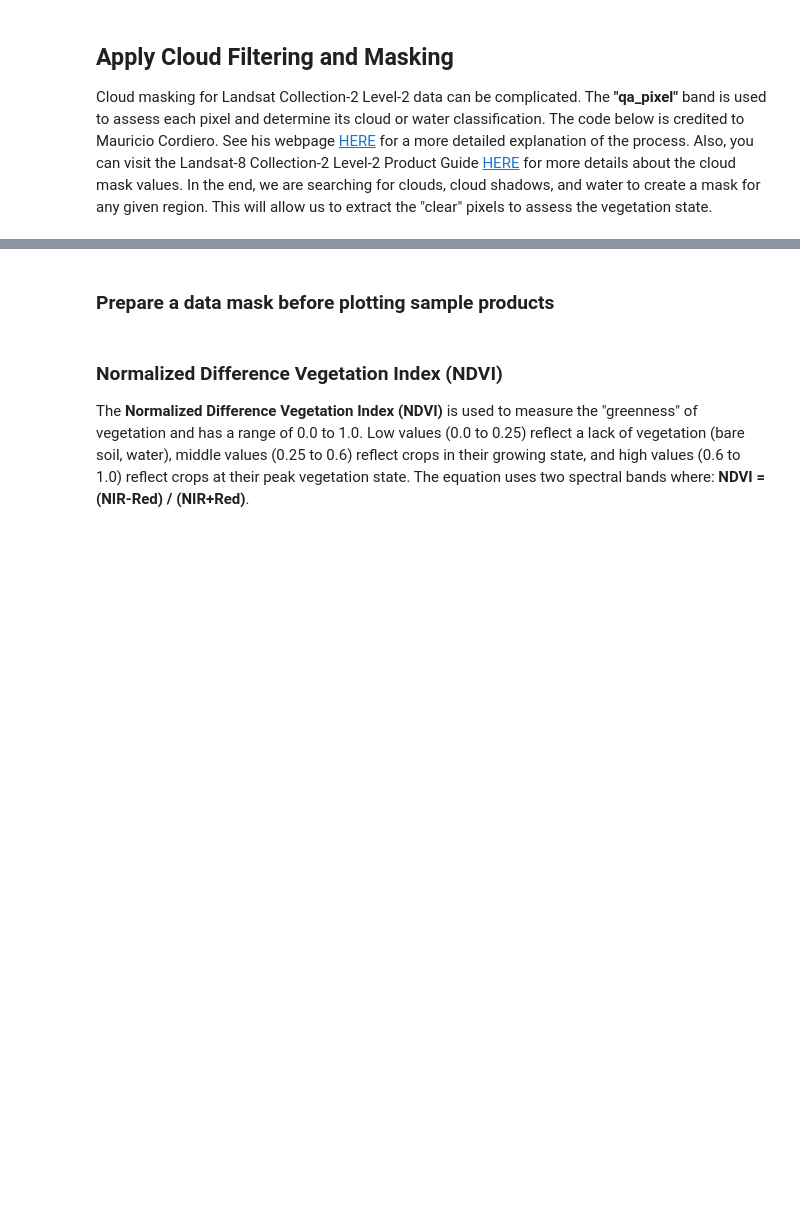
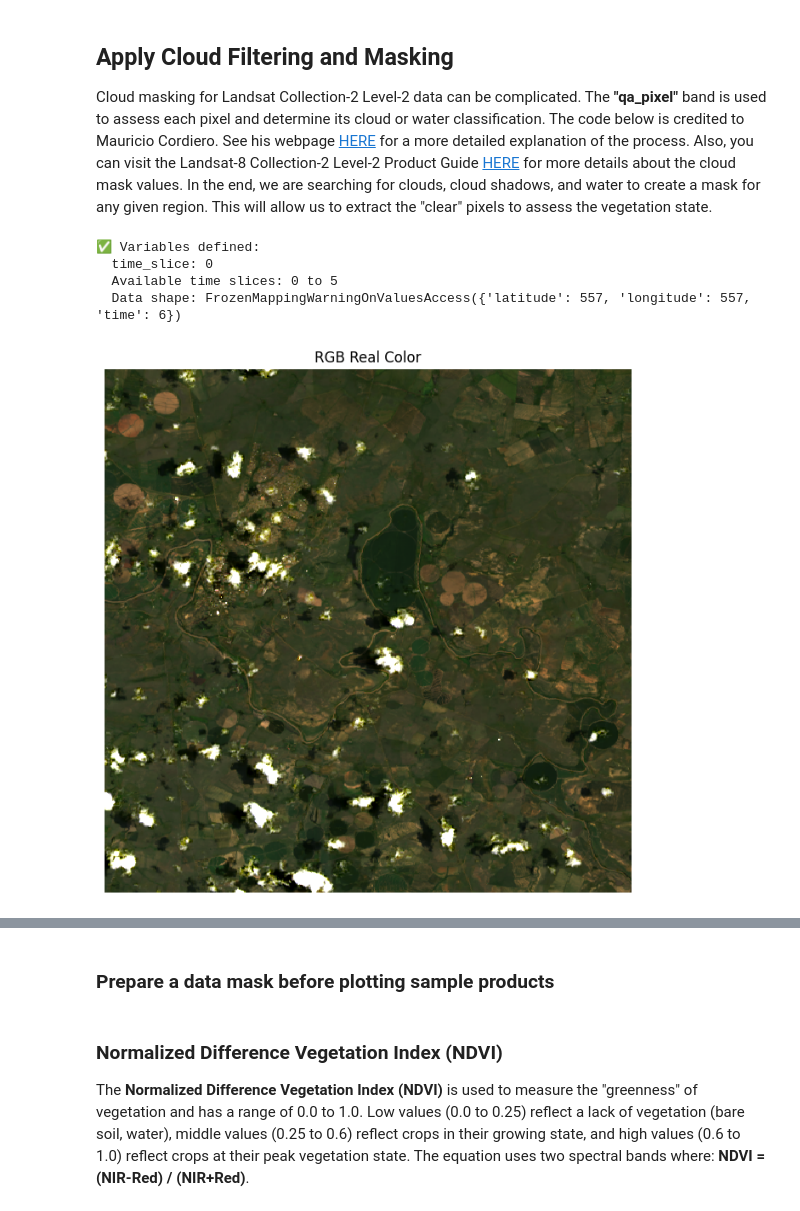
Before and after one commit to emmanuel-mukira/EY-AI-data-challenge, a Jupyter notebook: Snowflake Notebooks Package/GETTING_STARTED_NOTEBOOK.ipynb, the cells around one changed output, grey strips where cells are left out. Cells and saved outputs as stored; diff of their text form; code cells hidden in the pictures; blank space fills up the shorter version.

```diff
--- a/Snowflake Notebooks Package/GETTING_STARTED_NOTEBOOK.ipynb
+++ b/Snowflake Notebooks Package/GETTING_STARTED_NOTEBOOK.ipynb
@@ -271,0 +586,37 @@ plt.show()
+# %%
+# Define time_slice and other missing variables for plotting
+import matplotlib.pyplot as plt
+
+# Select a time slice to view (pick the first available image)
+time_slice = 0  # Use the first time slice
+
+# Also define the bit flags for cloud masking (needed for later cells)
+bit_flags = {
+    'fill': 1<<0,
+    'dilated_cloud': 1<<1,
+    'cirrus': 1<<2,
+    'cloud': 1<<3,
+    'shadow': 1<<4,
+    'snow': 1<<5,
+    'clear': 1<<6,
+    'water': 1<<7
+}
+
+print(f"✅ Variables defined:")
+print(f"  time_slice: {time_slice}")
+print(f"  Available time slices: 0 to {len(xx.time) - 1}")
+print(f"  Data shape: {xx.dims}")
+# %% [output]
+✅ Variables defined:
+  time_slice: 0
+  Available time slices: 0 to 5
+  Data shape: FrozenMappingWarningOnValuesAccess({'latitude': 557, 'longitude': 557, 'time': 6})
+# %%
+# Plot RGB Real Color Image for a single date
+fig, ax = plt.subplots(figsize=(8, 8))
+xx.isel(time=time_slice)[["red", "green", "blue"]].to_array().plot.imshow(robust=True, ax=ax, vmin=0, vmax=0.3)
+ax.set_title("RGB Real Color")
+ax.axis('off')
+plt.show()
+# %% [output]
+[figure, added]
```
Also changed, not shown: parts of 24 cells of this notebook, 2 other files.
